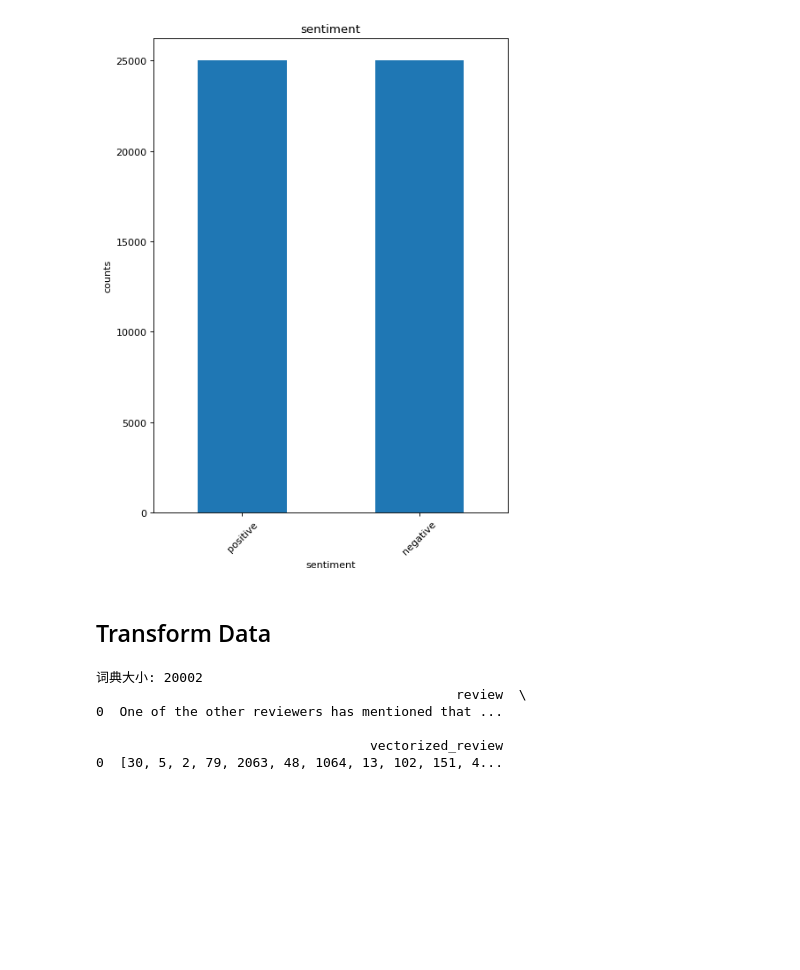
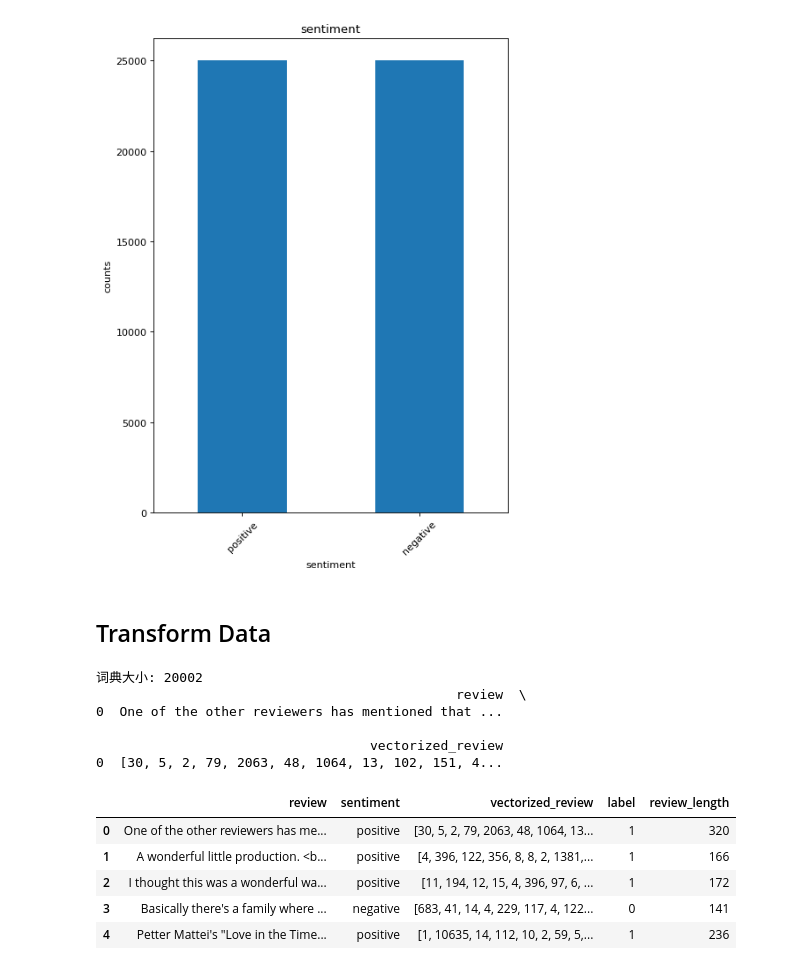
Before and after one commit to HoarfrostRaven/Apprentissages-Automatiques-Appliques, a Jupyter notebook: IMDB_Dataset_Project.ipynb, the cells around one changed output. Cells and saved outputs as stored; diff of their text form; code cells hidden in the pictures; blank space fills up the shorter version.

```diff
--- a/IMDB_Dataset_Project.ipynb
+++ b/IMDB_Dataset_Project.ipynb
@@ -151,3 +152,15 @@ print(df_encoded[['review', 'vectorized_review']].head(1))
 # %%
 # 将 sentiment 列转换为 0/1
 df_encoded['label'] = df_encoded['sentiment'].map({'negative': 0, 'positive': 1})
+
+# 计算每条评论的长度
+df_encoded['review_length'] = df_encoded['vectorized_review'].apply(len)
+# %%
+df_encoded.head(5)
+# %% [output]
+|  | review | sentiment | vectorized_review | label | review_length |
+| 0 | One of the other reviewers has me... | positive | [30, 5, 2, 79, 2063, 48, 1064, 13... | 1 | 320 |
+| 1 | A wonderful little production. <b... | positive | [4, 396, 122, 356, 8, 8, 2, 1381,... | 1 | 166 |
+| 2 | I thought this was a wonderful wa... | positive | [11, 194, 12, 15, 4, 396, 97, 6, ... | 1 | 172 |
+| 3 | Basically there's a family where ... | negative | [683, 41, 14, 4, 229, 117, 4, 122... | 0 | 141 |
+| 4 | Petter Mattei's "Love in the Time... | positive | [1, 10635, 14, 112, 10, 2, 59, 5,... | 1 | 236 |
```
Also changed, not shown: parts of 6 cells of this notebook.
